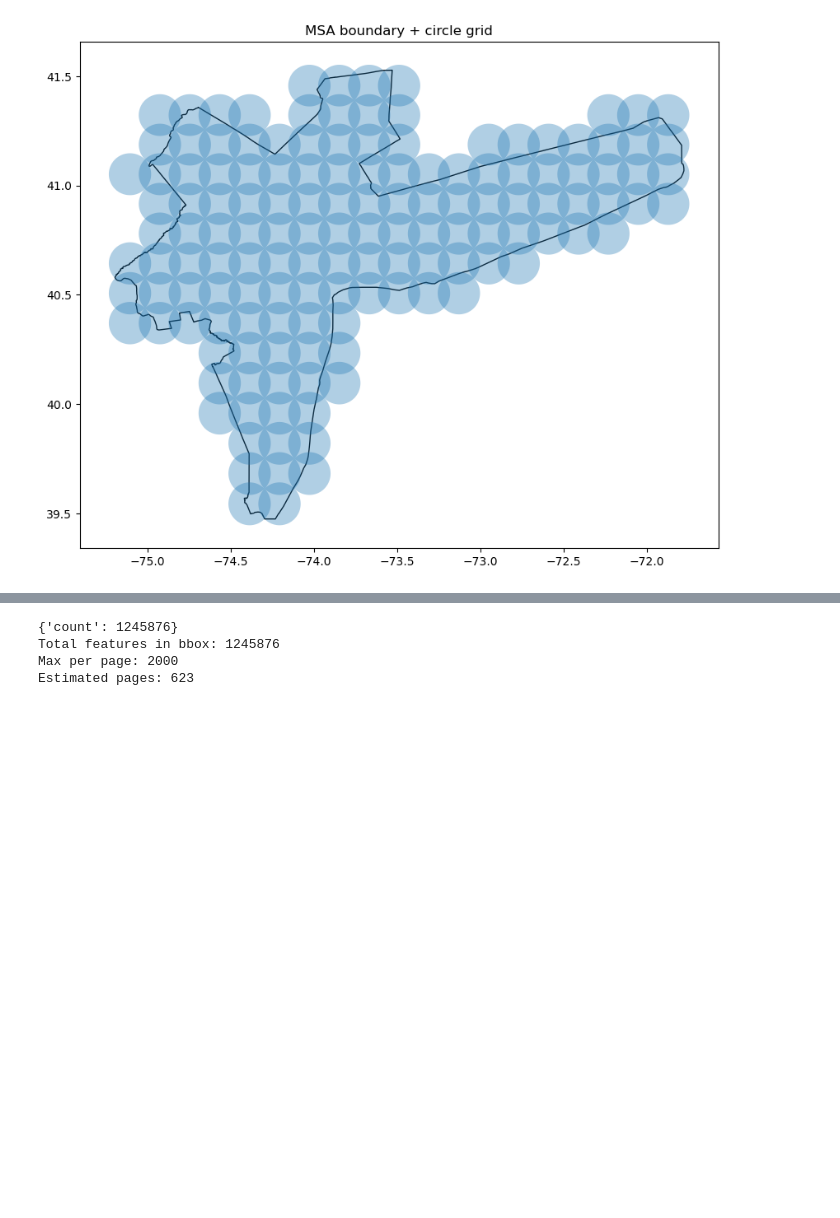
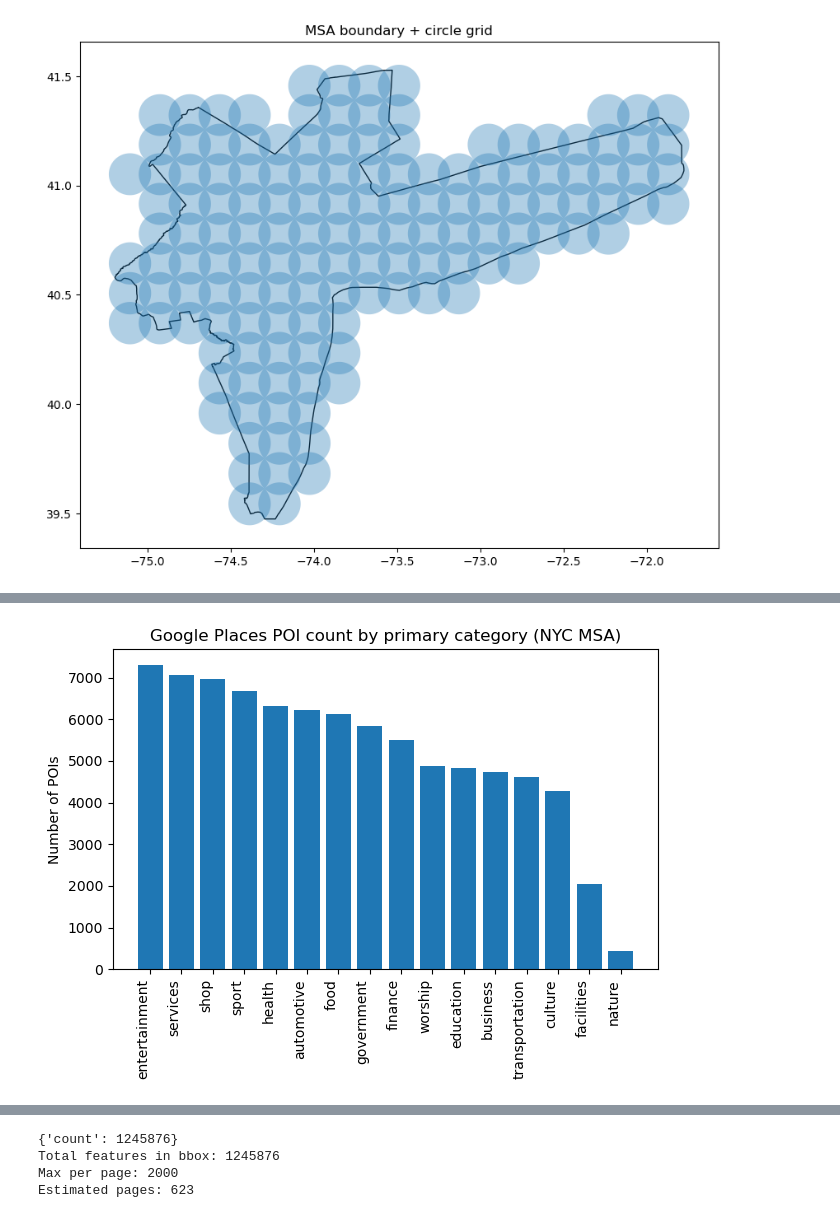
Before and after one commit to HOUPU1993/POI-study, a Jupyter notebook: POI_study.ipynb, the cells around one changed output, grey strips where cells are left out. Saved outputs shown, nothing was run; the diff lists cells and outputs as text; code cells hidden in the pictures; blank space fills up the shorter version.

```diff
--- a/POI_study.ipynb
+++ b/POI_study.ipynb
@@ -2959,0 +3921,26 @@ plt.show()
+# %%
+field_mask = [
+    "places.id",
+    "places.displayName",
+    "places.formattedAddress",
+    "places.location",
+    "places.primaryType",
+]
+
+place_types = [
+    "church",
+    "hindu_temple",
+    "mosque",
+    "synagogue",
+]
+
+google_places_worship_5000 = places_nearby_grid(
+    circles,
+    token=token,
+    R=R,
+    place_types=place_types,
+    field_mask=field_mask,
+    sleep_sec=0.1,
+)
+
+google_places_worship_5000
@@ -2959,0 +4210,19 @@ plt.show()
+# %%
+import matplotlib.pyplot as plt
+
+counts = (
+    google_placescat_5000
+    .groupby("primary_cat")
+    .size()
+    .sort_values(ascending=False)
+)
+
+plt.figure()
+plt.bar(counts.index, counts.values)
+plt.xticks(rotation=90, ha="right")
+plt.ylabel("Number of POIs")
+plt.title("Google Places POI count by primary category (NYC MSA)")
+plt.tight_layout()
+plt.show()
+# %% [output]
+[figure, added]
```
Also changed, not shown: parts of 44 cells of this notebook.
